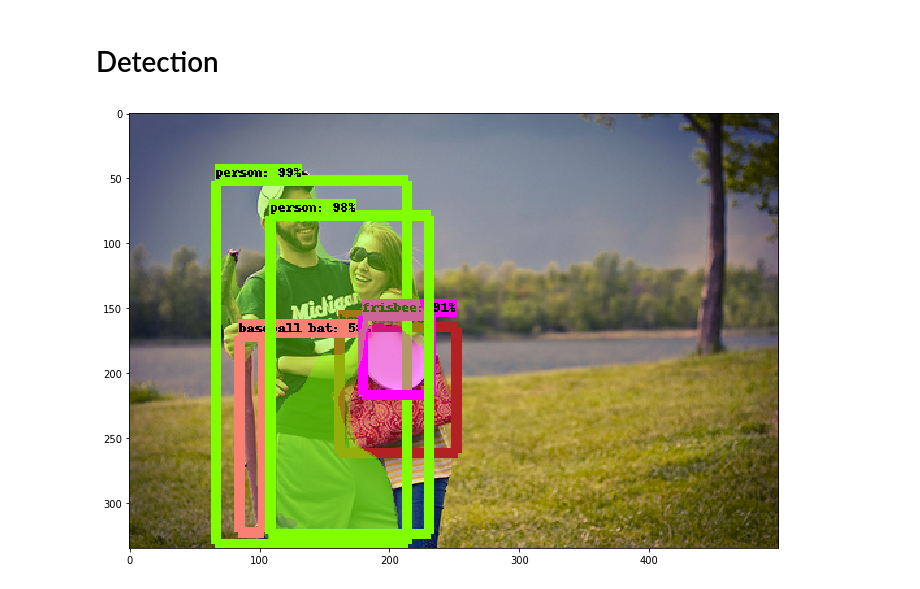
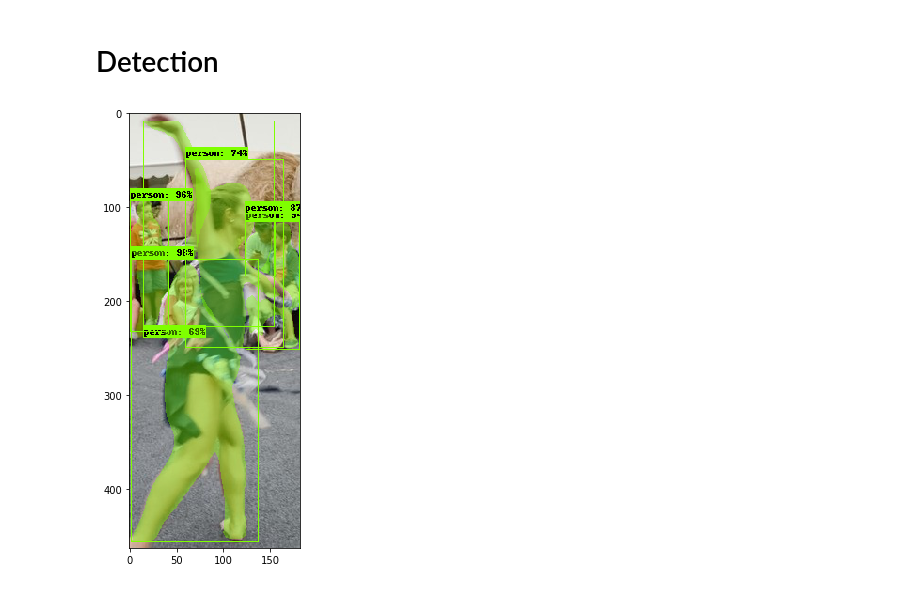
Before and after one commit to huangxf14/models, a Jupyter notebook: research/object_detection/object_detection_tutorial.ipynb, the cells around one changed output. Cells and saved outputs as stored; diff of their text form; code cells hidden in the pictures.

```diff
--- a/research/object_detection/object_detection_tutorial.ipynb
+++ b/research/object_detection/object_detection_tutorial.ipynb
@@ -115,9 +97,12 @@ def load_image_into_numpy_array(image):
 # image1.jpg
 # image2.jpg
 # If you want to test the code with your images, just add path to the images to the TEST_IMAGE_PATHS.
-PATH_TO_TEST_IMAGES_DIR = 'test_images'
+PATH_TO_TEST_IMAGES_DIR = '/home/corp.owlii.com/xiufeng.huang/'
+# TEST_IMAGE_PATHS = [ os.path.join(PATH_TO_TEST_IMAGES_DIR, 'appdet{}.jpg'.format(i)) for i in range(0, 21) ]
+#PATH_TO_TEST_IMAGES_DIR = 'test_images'
 #TEST_IMAGE_PATHS = [ os.path.join(PATH_TO_TEST_IMAGES_DIR, 'image{}.jpg'.format(i)) for i in range(1, 3) ]
-TEST_IMAGE_PATHS = ['000000001569.jpg']
+TEST_IMAGE_PATHS = ['00039.jpg']
+TEST_IMAGE_PATHS = [ os.path.join(PATH_TO_TEST_IMAGES_DIR, i) for i in TEST_IMAGE_PATHS ]
 # Size, in inches, of the output images.
 IMAGE_SIZE = (12, 8)
 # %%
@@ -169,24 +154,24 @@ def run_inference_for_single_image(image, graph):
 # %%
 for image_path in TEST_IMAGE_PATHS:
   image = Image.open(image_path)
   # the array based representation of the image will be used later in order to prepare the
   # result image with boxes and labels on it.
   image_np = load_image_into_numpy_array(image)
   # Expand dimensions since the model expects images to have shape: [1, None, None, 3]
   image_np_expanded = np.expand_dims(image_np, axis=0)
   # Actual detection.
   output_dict = run_inference_for_single_image(image_np, detection_graph)
   # Visualization of the results of a detection.
   vis_util.visualize_boxes_and_labels_on_image_array(
       image_np,
       output_dict['detection_boxes'],
       output_dict['detection_classes'],
       output_dict['detection_scores'],
       category_index,
       instance_masks=output_dict.get('detection_masks'),
       use_normalized_coordinates=True,
-      line_thickness=8)
+      line_thickness=0)
   plt.figure(figsize=IMAGE_SIZE)
   plt.imshow(image_np)
 # %% [output]
-[figure, old version]
+[figure, new version]
```
Also changed, not shown: parts of 2 cells of this notebook, 4 other files.
